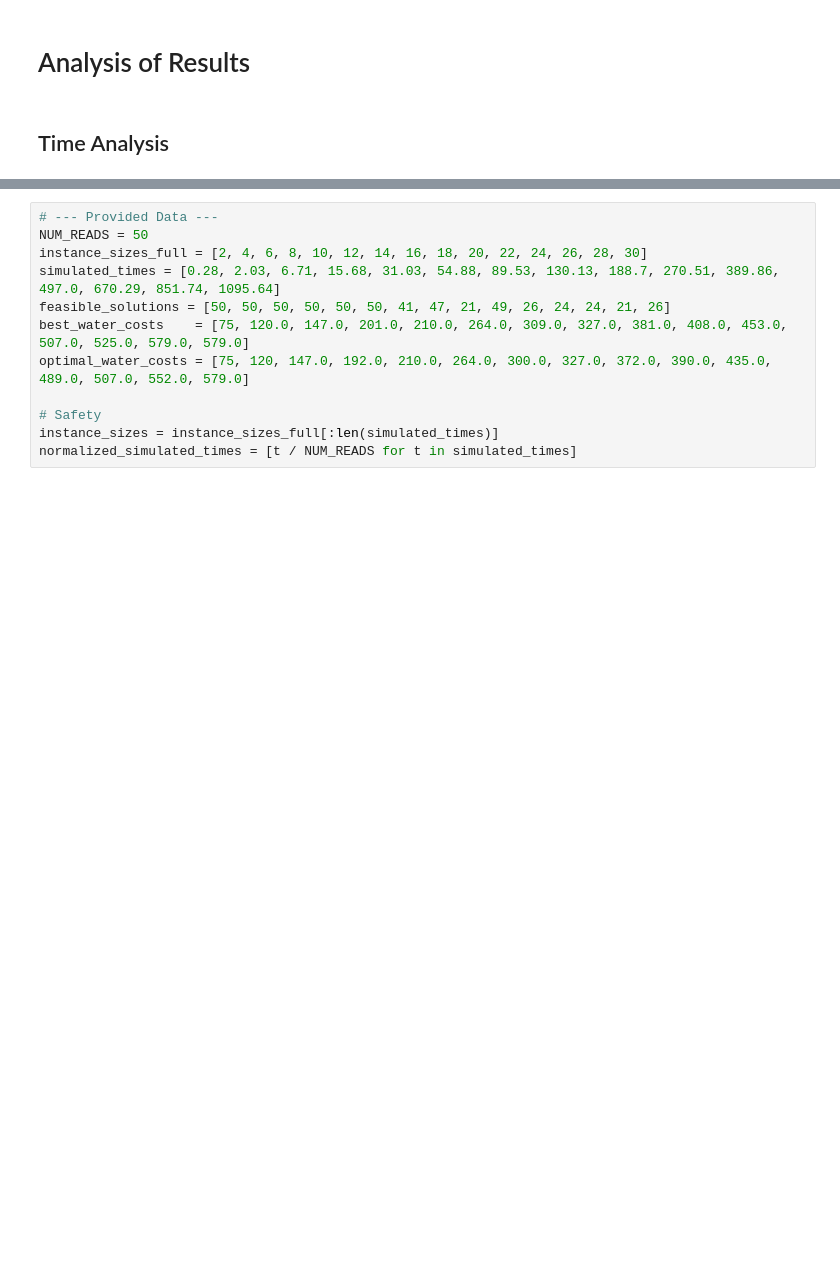
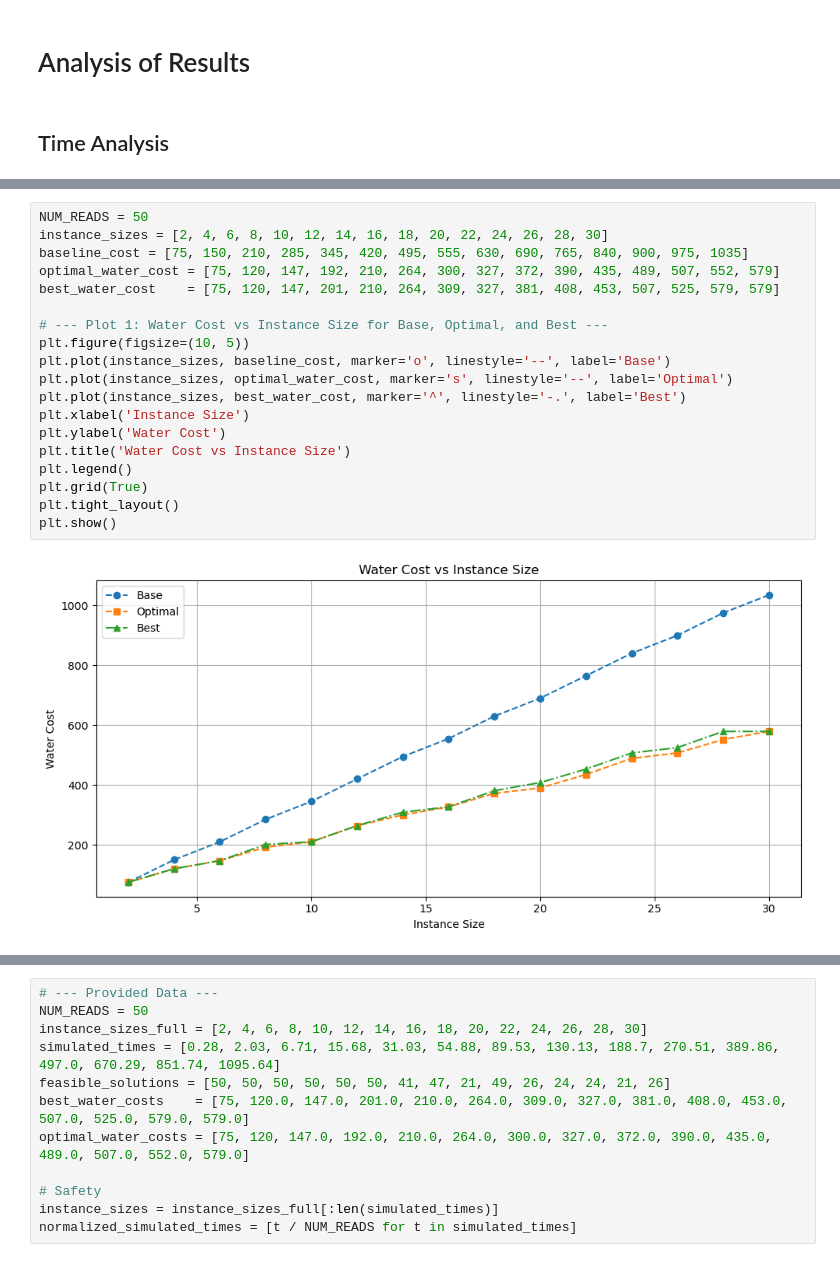
Before and after one commit to NiallCarbery/QUBO_Panama, a Jupyter notebook: results/Simulated_Results/Result_Analysis.ipynb, the cells around one changed output, grey strips where cells are left out. Saved outputs shown, nothing was run; the diff lists cells and outputs as text; blank space fills up the shorter version.

```diff
--- a/results/Simulated_Results/Result_Analysis.ipynb
+++ b/results/Simulated_Results/Result_Analysis.ipynb
@@ -7,0 +19,21 @@ import numpy as np
+# %%
+NUM_READS = 50
+instance_sizes = [2, 4, 6, 8, 10, 12, 14, 16, 18, 20, 22, 24, 26, 28, 30]
+baseline_cost = [75, 150, 210, 285, 345, 420, 495, 555, 630, 690, 765, 840, 900, 975, 1035]
+optimal_water_cost = [75, 120, 147, 192, 210, 264, 300, 327, 372, 390, 435, 489, 507, 552, 579]
+best_water_cost    = [75, 120, 147, 201, 210, 264, 309, 327, 381, 408, 453, 507, 525, 579, 579]
+
+# --- Plot 1: Water Cost vs Instance Size for Base, Optimal, and Best ---
+plt.figure(figsize=(10, 5))
+plt.plot(instance_sizes, baseline_cost, marker='o', linestyle='--', label='Base')
+plt.plot(instance_sizes, optimal_water_cost, marker='s', linestyle='--', label='Optimal')
+plt.plot(instance_sizes, best_water_cost, marker='^', linestyle='-.', label='Best')
+plt.xlabel('Instance Size')
+plt.ylabel('Water Cost')
+plt.title('Water Cost vs Instance Size')
+plt.legend()
+plt.grid(True)
+plt.tight_layout()
+plt.show()
+# %% [output]
+[figure, added]
```
Also changed, not shown: parts of 5 cells of this notebook.
